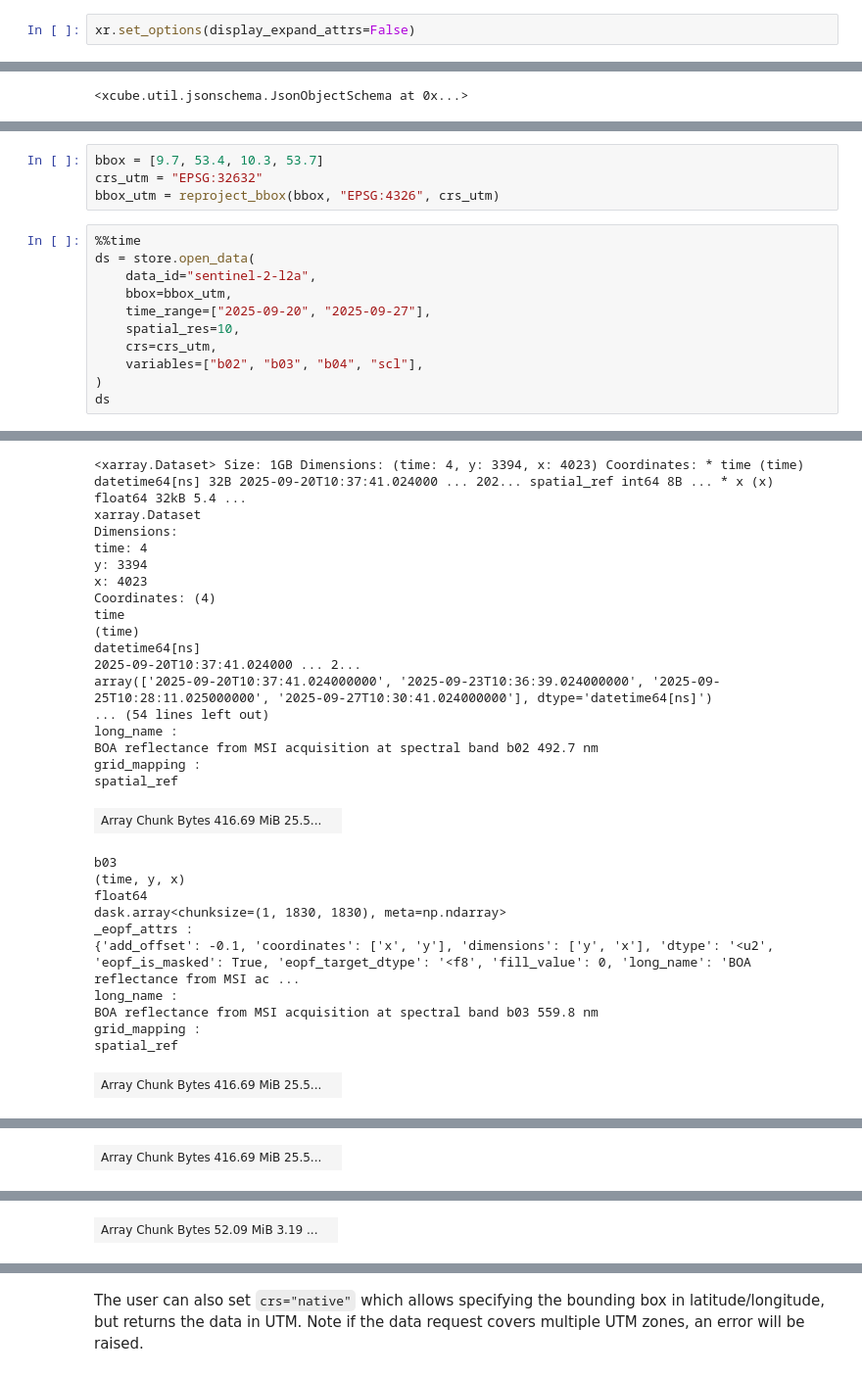
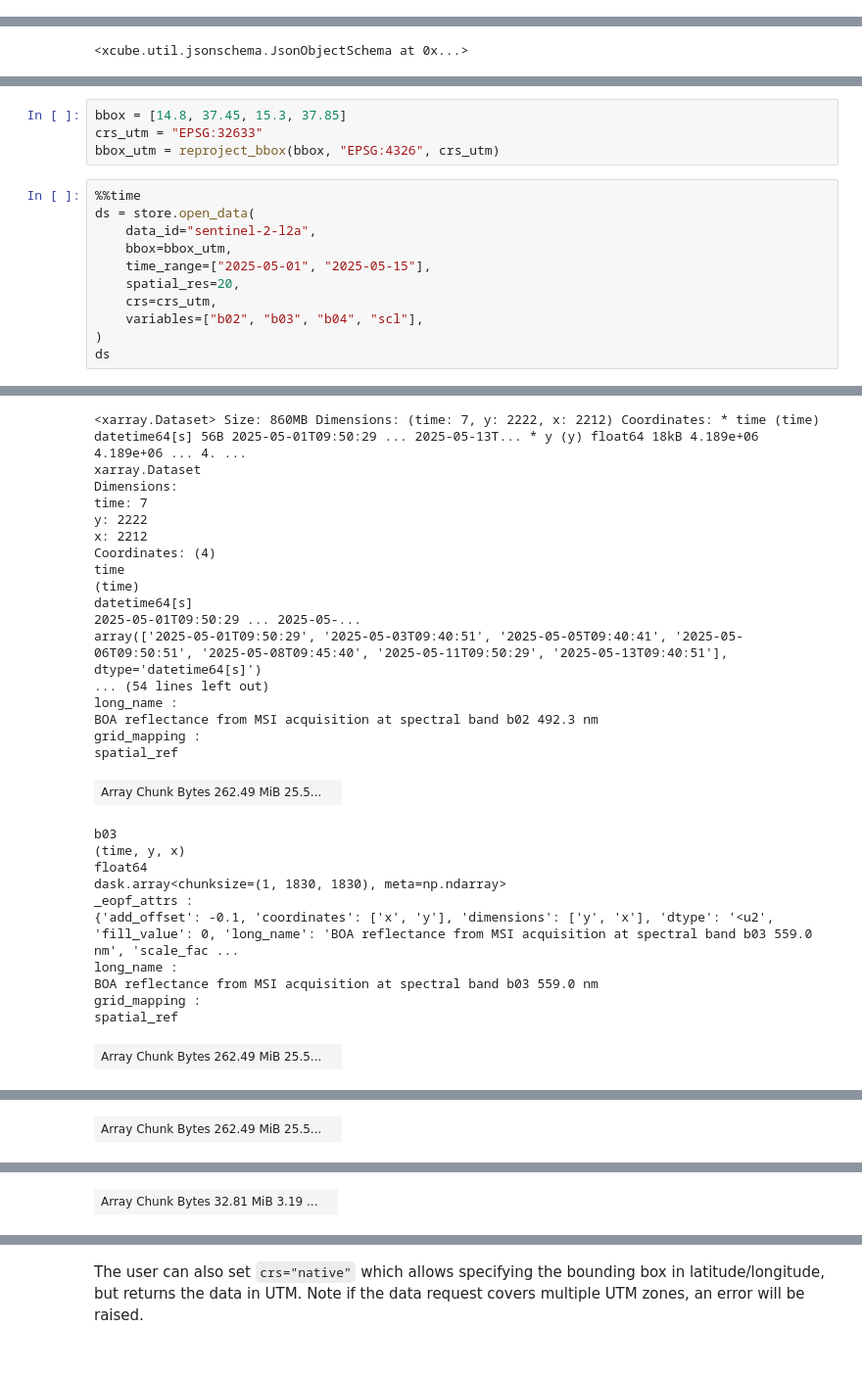
Before and after one commit to EOPF-Sample-Service/xcube-eopf, a Jupyter notebook: examples/sentinel_2.ipynb, the cells around one changed output, grey strips where cells are left out. Shown at 98% size. Cells and saved outputs as stored; diff of their text form.

```diff
--- a/examples/sentinel_2.ipynb
+++ b/examples/sentinel_2.ipynb
@@ -14,2 +55,0 @@ import xarray as xr
-# %%
-xr.set_options(display_expand_attrs=False)
@@ -47,14 +86,14 @@ We now want to generate a data cube from the Sentinel-2 L2A product. We therefor
 # %%
-bbox = [9.7, 53.4, 10.3, 53.7]
-crs_utm = "EPSG:32632"
+bbox = [14.8, 37.45, 15.3, 37.85]
+crs_utm = "EPSG:32633"
 bbox_utm = reproject_bbox(bbox, "EPSG:4326", crs_utm)
 # %%
 %%time
 ds = store.open_data(
     data_id="sentinel-2-l2a",
     bbox=bbox_utm,
-    time_range=["2025-09-20", "2025-09-27"],
-    spatial_res=10,
+    time_range=["2025-05-01", "2025-05-15"],
+    spatial_res=20,
     crs=crs_utm,
     variables=["b02", "b03", "b04", "scl"],
 )
@@ -65,32 +104,32 @@ Wall time: 13.6 s
-<xarray.Dataset> Size: 1GB Dimensions: (time: 4, y: 3394, x: 4023) Coordinates: * time (time) datetime64[ns] 32B 2025-09-20T10:37:41.024000 ... 202... spatial_ref int64 8B ... * x (x) float64 32kB 5.4 ...
+<xarray.Dataset> Size: 860MB Dimensions: (time: 7, y: 2222, x: 2212) Coordinates: * time (time) datetime64[s] 56B 2025-05-01T09:50:29 ... 2025-05-13T... * y (y) float64 18kB 4.189e+06 4.189e+06 ... 4. ...
 xarray.Dataset
 Dimensions:
-time: 4
-y: 3394
-x: 4023
+time: 7
+y: 2222
+x: 2212
 Coordinates: (4)
 time
 (time)
-datetime64[ns]
-2025-09-20T10:37:41.024000 ... 2...
-array(['2025-09-20T10:37:41.024000000', '2025-09-23T10:36:39.024000000', '2025-09-25T10:28:11.025000000', '2025-09-27T10:30:41.024000000'], dtype='datetime64[ns]')
+datetime64[s]
+2025-05-01T09:50:29 ... 2025-05-...
+array(['2025-05-01T09:50:29', '2025-05-03T09:40:51', '2025-05-05T09:40:41', '2025-05-06T09:50:51', '2025-05-08T09:45:40', '2025-05-11T09:50:29', '2025-05-13T09:40:51'], dtype='datetime64[s]')
 ... (54 lines left out)
 long_name :
-BOA reflectance from MSI acquisition at spectral band b02 492.7 nm
+BOA reflectance from MSI acquisition at spectral band b02 492.3 nm
 grid_mapping :
 spatial_ref
-| Array Chunk Bytes 416.69 MiB 25.5... |  |
+| Array Chunk Bytes 262.49 MiB 25.5... |  |
 b03
 (time, y, x)
 float64
 dask.array<chunksize=(1, 1830, 1830), meta=np.ndarray>
 _eopf_attrs :
-{'add_offset': -0.1, 'coordinates': ['x', 'y'], 'dimensions': ['y', 'x'], 'dtype': '<u2', 'eopf_is_masked': True, 'eopf_target_dtype': '<f8', 'fill_value': 0, 'long_name': 'BOA reflectance from MSI ac ...
+{'add_offset': -0.1, 'coordinates': ['x', 'y'], 'dimensions': ['y', 'x'], 'dtype': '<u2', 'fill_value': 0, 'long_name': 'BOA reflectance from MSI acquisition at spectral band b03 559.0 nm', 'scale_fac ...
 long_name :
-BOA reflectance from MSI acquisition at spectral band b03 559.8 nm
+BOA reflectance from MSI acquisition at spectral band b03 559.0 nm
 grid_mapping :
 spatial_ref
-| Array Chunk Bytes 416.69 MiB 25.5... |  |
+| Array Chunk Bytes 262.49 MiB 25.5... |  |
 b04
 (time, y, x)
 float64
@@ -102,6 +141,6 @@ BOA reflectance from MSI acquisition at spectral band b04 664.6 nm
 grid_mapping :
 spatial_ref
-| Array Chunk Bytes 416.69 MiB 25.5... |  |
+| Array Chunk Bytes 262.49 MiB 25.5... |  |
 scl
 (time, y, x)
 uint8
@@ -118,4 +157,4 @@ flag_colors :
 #000000 #ff0000 #2f2f2f #643200 #00a000 #ffe65a #0000ff #808080 #c0c0c0 #ffffff #64c8ff #ff96ff
 grid_mapping :
 spatial_ref
-| Array Chunk Bytes 52.09 MiB 3.19 ... |  |
+| Array Chunk Bytes 32.81 MiB 3.19 ... |  |
```
Also changed, not shown: parts of 33 cells of this notebook, 4 other files.
